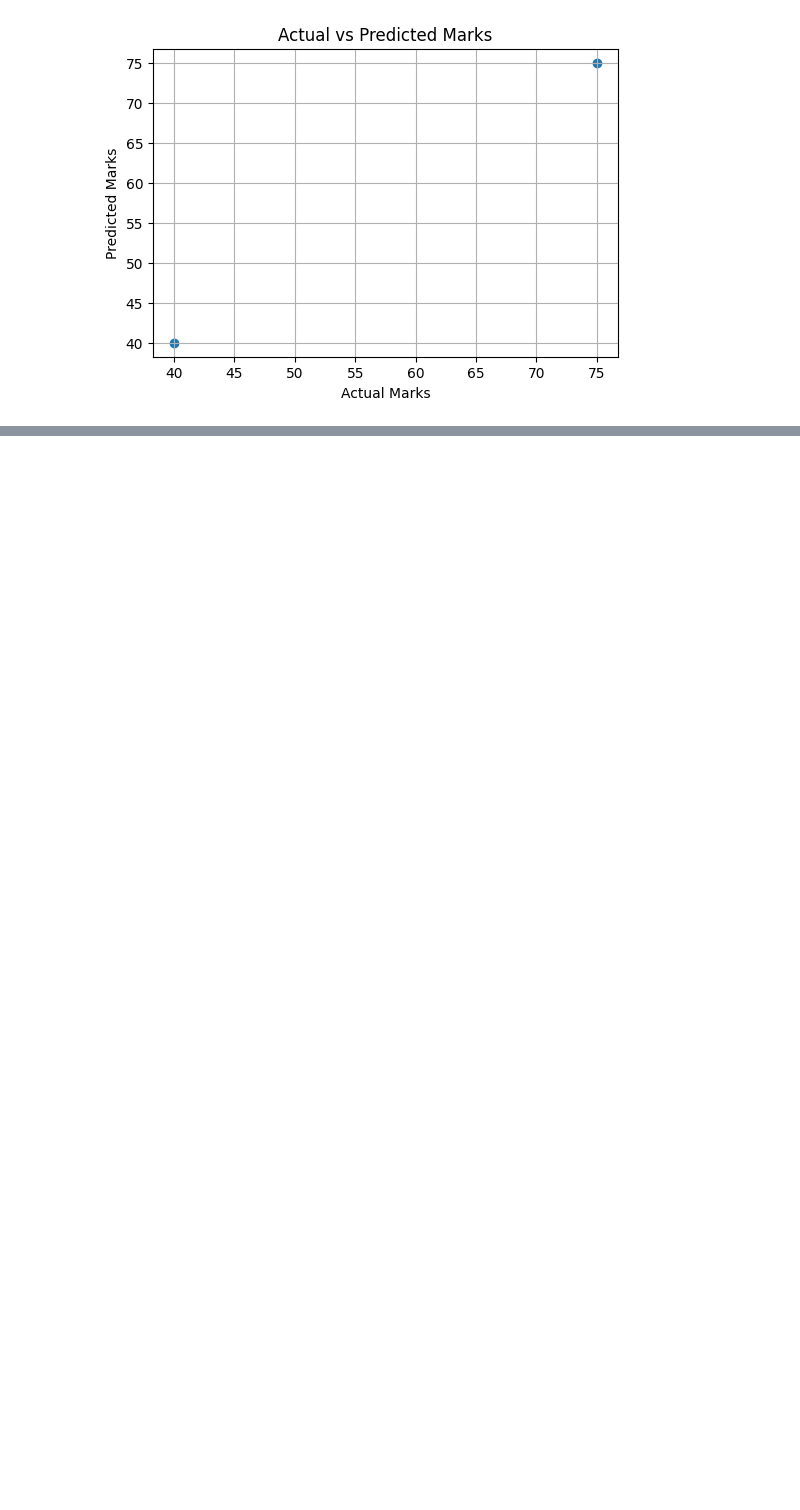
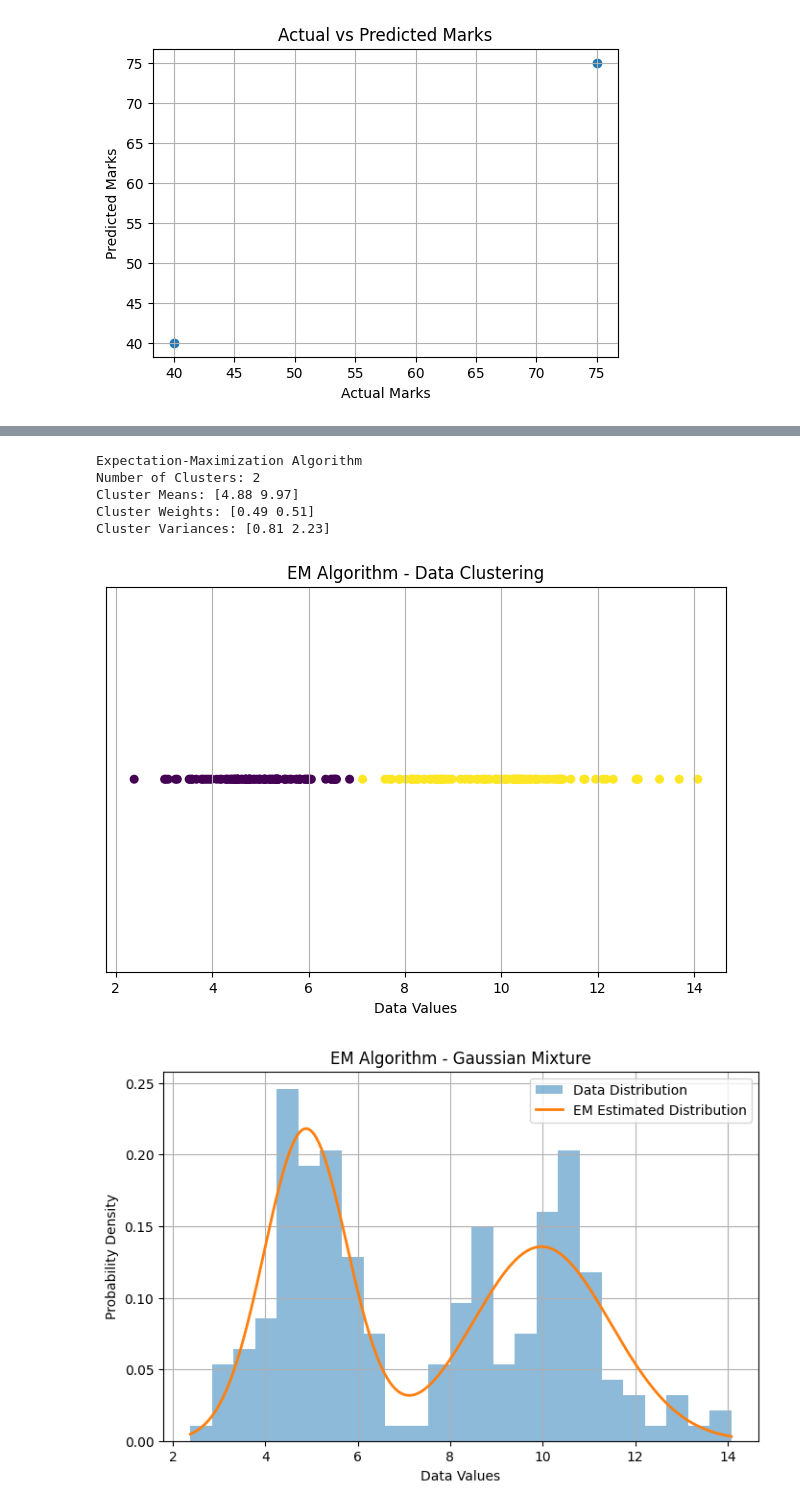
Before and after one commit to eyramana/MLA0201-FUNDAMENTALS-OF-MACHINE-LEARNING, a Jupyter notebook: Ramana_lab.ipynb, the cells around one changed output, grey strips where cells are left out. Drawn from its saved outputs; the diff is of its cells as text; code cells hidden in the pictures; blank space fills up the shorter version.

```diff
--- a/Ramana_lab.ipynb
+++ b/Ramana_lab.ipynb
@@ -993,0 +1066,67 @@ Predicted Marks for 11 Study Hours: 85.0
+# %%
+# Experiment No: 10
+# Question: Write a Python Program to Implement Expectation & Maximization Algorithm.
+
+import numpy as np
+import matplotlib.pyplot as plt
+from sklearn.mixture import GaussianMixture
+
+# Create Dataset
+np.random.seed(42)
+
+data1 = np.random.normal(5, 1, 100)
+data2 = np.random.normal(10, 1.5, 100)
+
+X = np.concatenate([data1, data2]).reshape(-1, 1)
+
+# Apply EM Algorithm using Gaussian Mixture Model
+model = GaussianMixture(n_components=2, random_state=42)
+model.fit(X)
+
+# Predict Clusters
+labels = model.predict(X)
+
+# Display Results
+print("Expectation-Maximization Algorithm")
+print("Number of Clusters:", model.n_components)
+print("Cluster Means:", model.means_.flatten().round(2))
+print("Cluster Weights:", model.weights_.round(2))
+print("Cluster Variances:", model.covariances_.flatten().round(2))
+
+# Plot Data Clusters
+plt.figure(figsize=(8, 5))
+
+plt.scatter(X[:, 0], np.zeros(len(X)),
+            c=labels, cmap='viridis', s=30)
+
+plt.xlabel("Data Values")
+plt.title("EM Algorithm - Data Clustering")
+plt.yticks([])
+plt.grid(True)
+plt.show()
+
+# Plot Gaussian Distributions
+x_range = np.linspace(X.min(), X.max(), 300).reshape(-1, 1)
+log_prob = model.score_samples(x_range)
+density = np.exp(log_prob)
+
+plt.figure(figsize=(8, 5))
+plt.hist(X[:, 0], bins=25, density=True, alpha=0.5,
+         label="Data Distribution")
+plt.plot(x_range[:, 0], density, linewidth=2,
+         label="EM Estimated Distribution")
+
+plt.xlabel("Data Values")
+plt.ylabel("Probability Density")
+plt.title("EM Algorithm - Gaussian Mixture")
+plt.legend()
+plt.grid(True)
+plt.show()
+# %% [output]
+Expectation-Maximization Algorithm
+Number of Clusters: 2
+Cluster Means: [4.88 9.97]
+Cluster Weights: [0.49 0.51]
+Cluster Variances: [0.81 2.23]
+[figure, added]
+[figure, added]
```
Also changed, not shown: parts of 1 cell of this notebook.
